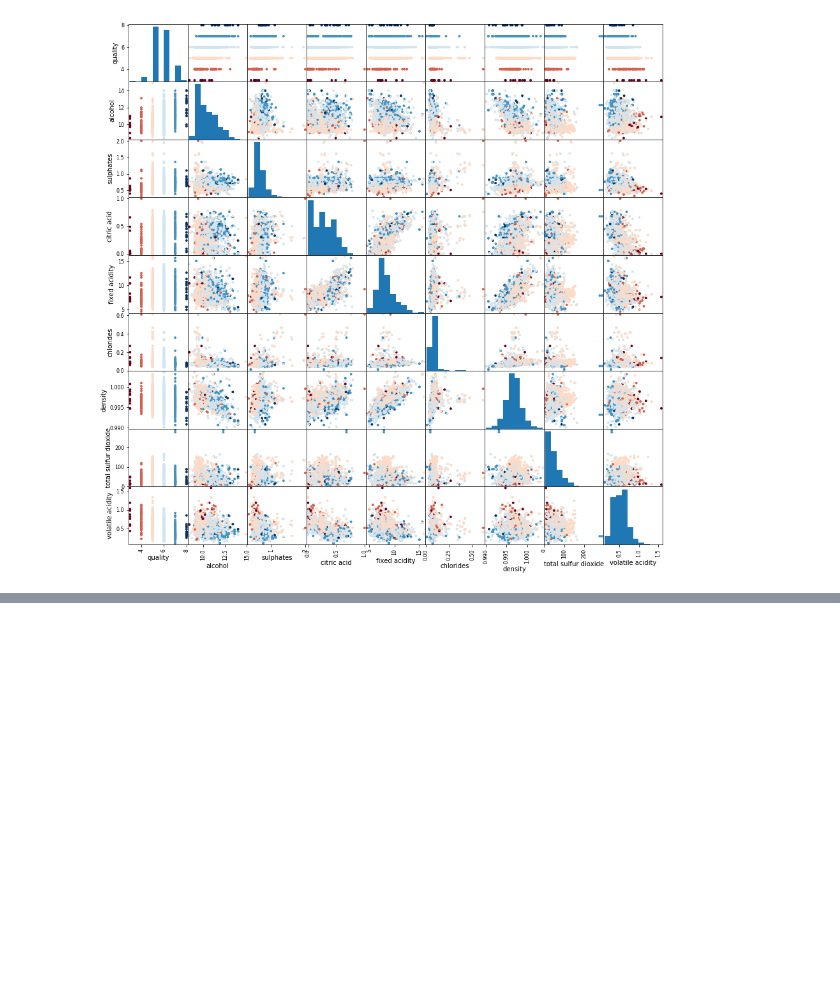
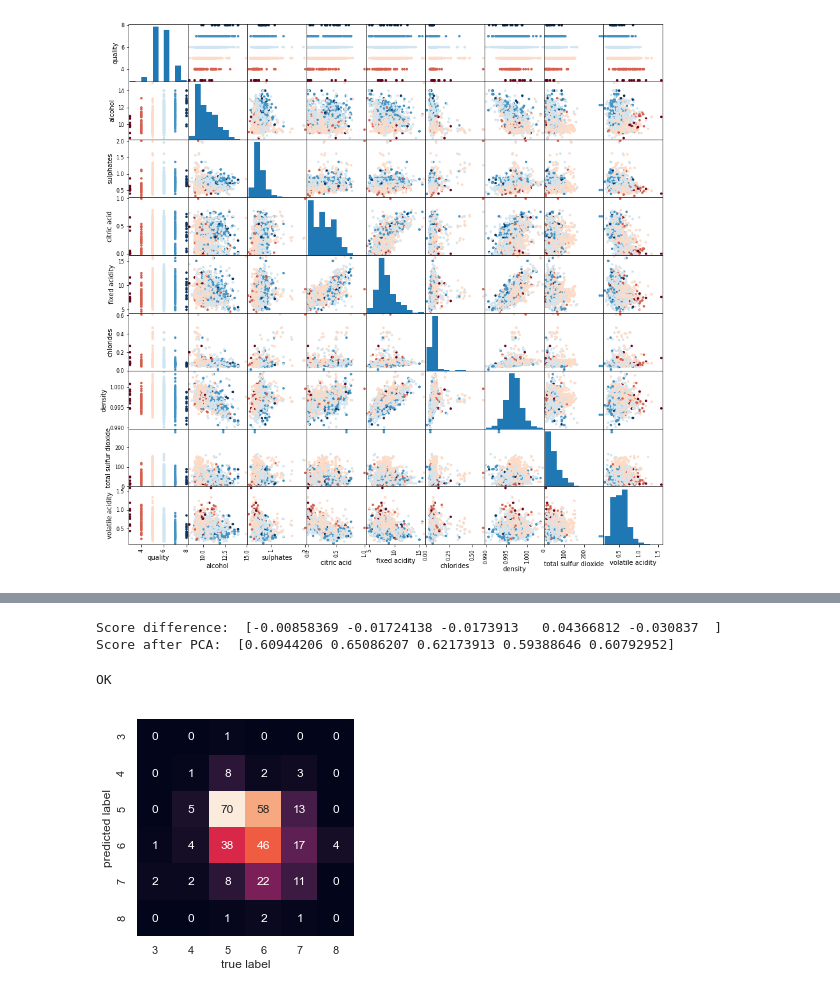
Before and after one commit to 2takker/ITMAL-gr46, a Jupyter notebook: Journal 3/Journal 3.ipynb, the cells around one changed output, grey strips where cells are left out. Saved outputs shown, nothing was run; the diff lists cells and outputs as text; code cells hidden in the pictures; blank space fills up the shorter version.

```diff
--- a/Journal 3/Journal 3.ipynb
+++ b/Journal 3/Journal 3.ipynb
@@ -111,0 +188,41 @@ print(score)
+# %%
+# Restore datasets
+X_train, X_test, y_train, y_test = train_test_split(X, y,
+                                                    test_size=0.2,
+                                                    random_state=46,
+                                                    shuffle=True)
+
+X_train, X_validate, y_train, y_validate = train_test_split(X_train,
+                                                            y_train,
+                                                            test_size=0.1,
+                                                            random_state=46,
+                                                            shuffle=True)
+# %%
+pca = PCA(n_components=0.99)
+X_train_pca = pca.fit_transform(X_train)
+X_test_pca = pca.fit_transform(X_test)
+X_validate_pca = pca.fit_transform(X_validate)
+# %%
+score_pca = cross_val_score(model_mlp, X_train_pca, y_train, scoring="accuracy", cv=5)
+print('Score difference: ', score-score_pca)
+print('Score after PCA: ', score_pca)
+# %% [output]
+Score difference:  [-0.00858369 -0.01724138 -0.0173913   0.04366812 -0.030837  ]
+Score after PCA:  [0.60944206 0.65086207 0.62173913 0.59388646 0.60792952]
+# %%
+# Fit, Predict!
+model_mlp.fit(X_train_pca, y_train)
+y_mlp_pred = model_mlp.predict(X_test_pca)
+print('OK')
+# %% [output]
+OK
+# %%
+# Calculate confusion matrix and plot results in a heatmap
+mat = confusion_matrix(y_test, y_mlp_pred)
+sns.heatmap(mat.T, square=True, annot=True, fmt='d', cbar=False,
+            xticklabels=['3', '4', '5', '6', '7', '8'],
+            yticklabels=['3', '4', '5', '6', '7', '8'])
+plt.xlabel('true label')
+plt.ylabel('predicted label');
+# %% [output]
+[figure, added]
```
Also changed, not shown: parts of 29 cells of this notebook, 1 other file.
